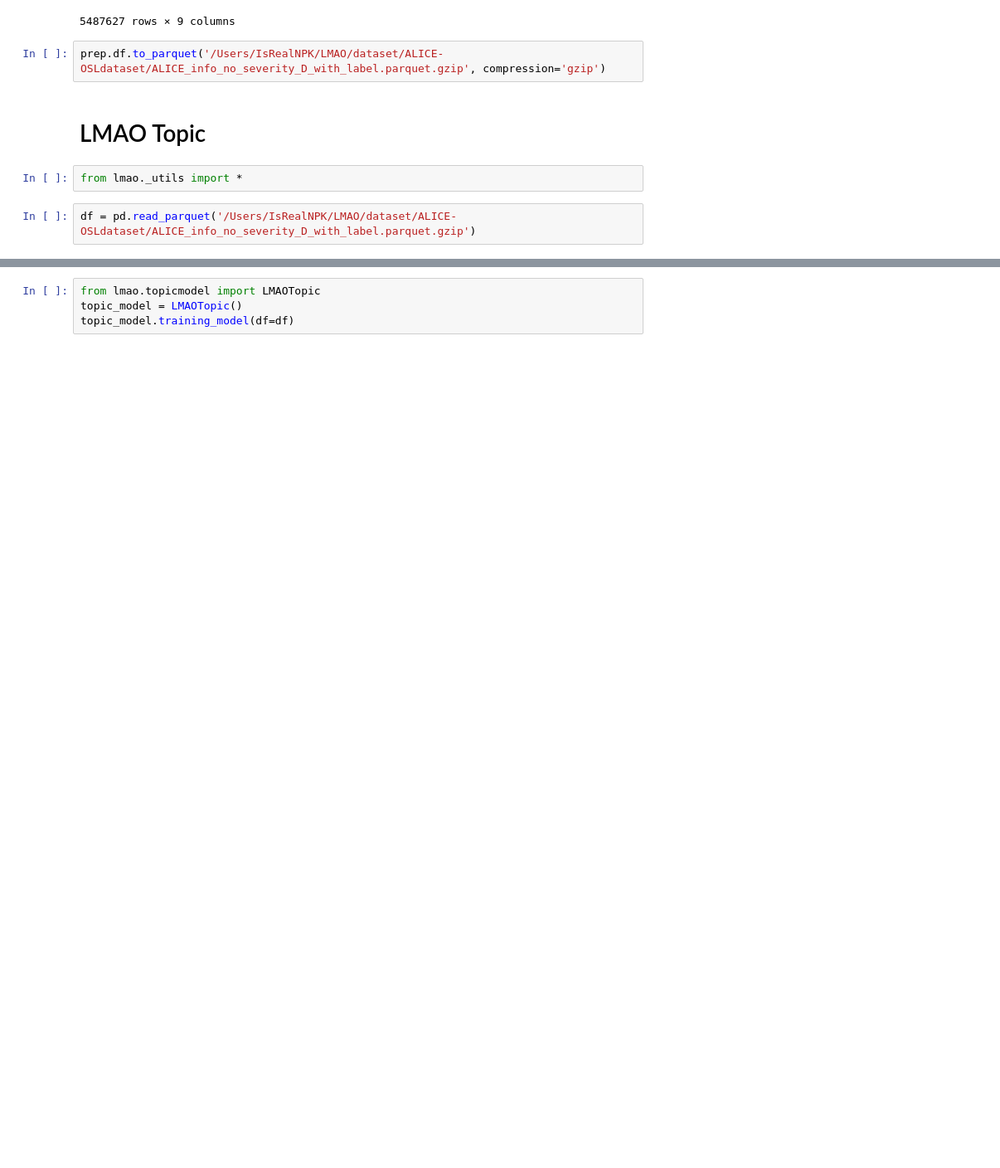
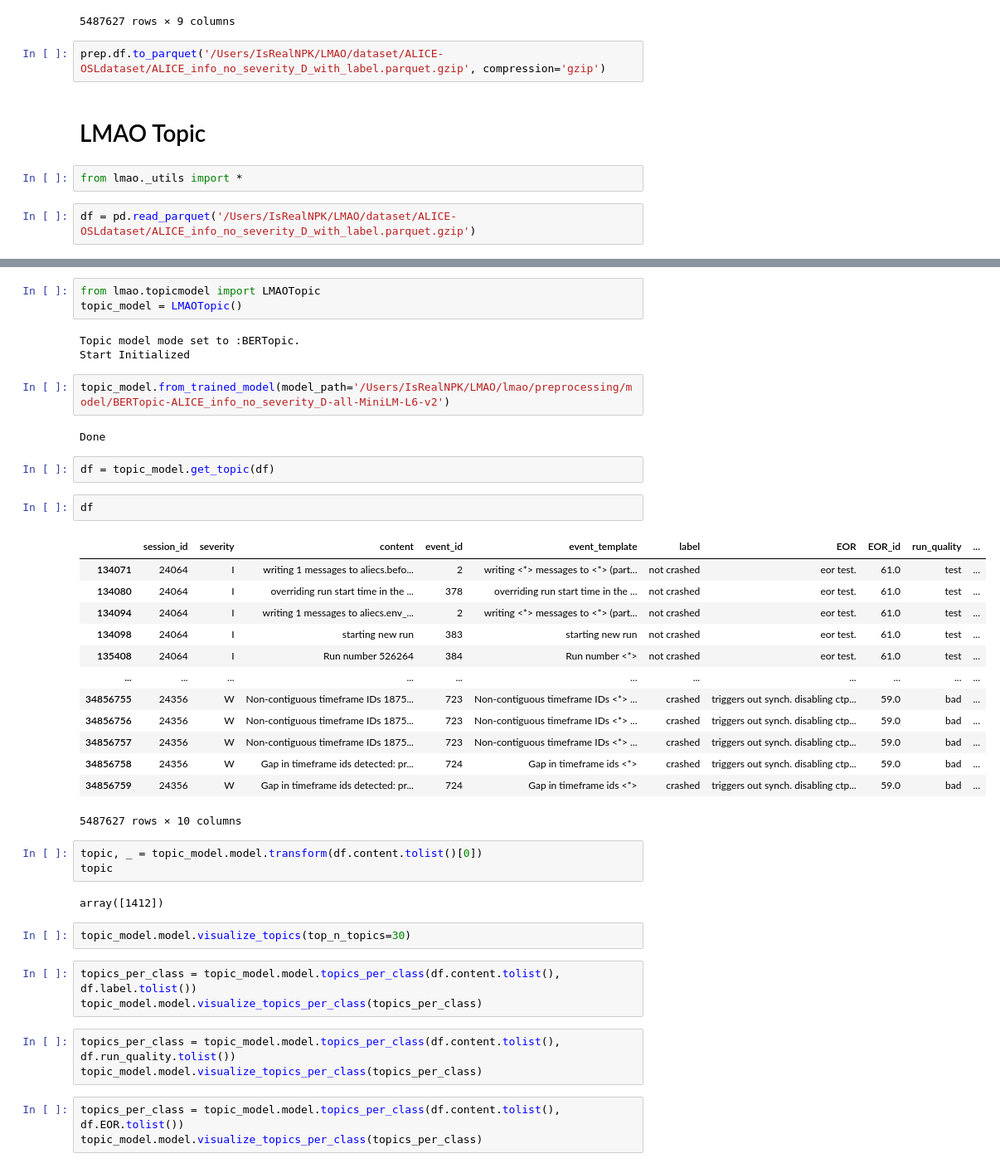
Before and after one commit to northnpk/LMAO, a Jupyter notebook: test.ipynb, the cells around one changed output, grey strips where cells are left out. Shown: that part at 83% size. Drawn from its saved outputs; the diff is of its cells as text; blank space fills up the shorter version.

Commit message:
testing inference on macos with BERTopic in /preprocessing.

```diff
--- a/test.ipynb
+++ b/test.ipynb
@@ -97,4 +113,44 @@ df = pd.read_parquet('/Users/IsRealNPK/LMAO/dataset/ALICE-OSLdataset/ALICE_info_
 # %%
 from lmao.topicmodel import LMAOTopic
 topic_model = LMAOTopic()
-topic_model.training_model(df=df)
+# %% [output]
+Topic model mode set to :BERTopic.
+Start Initialized
+# %%
+topic_model.from_trained_model(model_path='/Users/IsRealNPK/LMAO/lmao/preprocessing/model/BERTopic-ALICE_info_no_severity_D-all-MiniLM-L6-v2')
+# %% [output]
+Done
+# %%
+df = topic_model.get_topic(df)
+# %%
+df
+# %% [output]
+|  | session_id | severity | content | event_id | event_template | label | EOR | EOR_id | run_quality | ... |
+| 134071 | 24064 | I | writing 1 messages to aliecs.befo... | 2 | writing <*> messages to <*> (part... | not crashed | eor test. | 61.0 | test | ... |
+| 134080 | 24064 | I | overriding run start time in the ... | 378 | overriding run start time in the ... | not crashed | eor test. | 61.0 | test | ... |
+| 134094 | 24064 | I | writing 1 messages to aliecs.env_... | 2 | writing <*> messages to <*> (part... | not crashed | eor test. | 61.0 | test | ... |
+| 134098 | 24064 | I | starting new run | 383 | starting new run | not crashed | eor test. | 61.0 | test | ... |
+| 135408 | 24064 | I | Run number 526264 | 384 | Run number <*> | not crashed | eor test. | 61.0 | test | ... |
+| ... | ... | ... | ... | ... | ... | ... | ... | ... | ... | ... |
+| 34856755 | 24356 | W | Non-contiguous timeframe IDs 1875... | 723 | Non-contiguous timeframe IDs <*> ... | crashed | triggers out synch. disabling ctp... | 59.0 | bad | ... |
+| 34856756 | 24356 | W | Non-contiguous timeframe IDs 1875... | 723 | Non-contiguous timeframe IDs <*> ... | crashed | triggers out synch. disabling ctp... | 59.0 | bad | ... |
+| 34856757 | 24356 | W | Non-contiguous timeframe IDs 1875... | 723 | Non-contiguous timeframe IDs <*> ... | crashed | triggers out synch. disabling ctp... | 59.0 | bad | ... |
+| 34856758 | 24356 | W | Gap in timeframe ids detected: pr... | 724 | Gap in timeframe ids <*> | crashed | triggers out synch. disabling ctp... | 59.0 | bad | ... |
+| 34856759 | 24356 | W | Gap in timeframe ids detected: pr... | 724 | Gap in timeframe ids <*> | crashed | triggers out synch. disabling ctp... | 59.0 | bad | ... |
+5487627 rows × 10 columns
+# %%
+topic, _ = topic_model.model.transform(df.content.tolist()[0])
+topic
+# %% [output]
+array([1412])
+# %%
+topic_model.model.visualize_topics(top_n_topics=30)
+# %%
+topics_per_class = topic_model.model.topics_per_class(df.content.tolist(), df.label.tolist())
+topic_model.model.visualize_topics_per_class(topics_per_class)
+# %%
+topics_per_class = topic_model.model.topics_per_class(df.content.tolist(), df.run_quality.tolist())
+topic_model.model.visualize_topics_per_class(topics_per_class)
+# %%
+topics_per_class = topic_model.model.topics_per_class(df.content.tolist(), df.EOR.tolist())
+topic_model.model.visualize_topics_per_class(topics_per_class)
```
Also changed, not shown: parts of 7 cells of this notebook, 9 other files.
